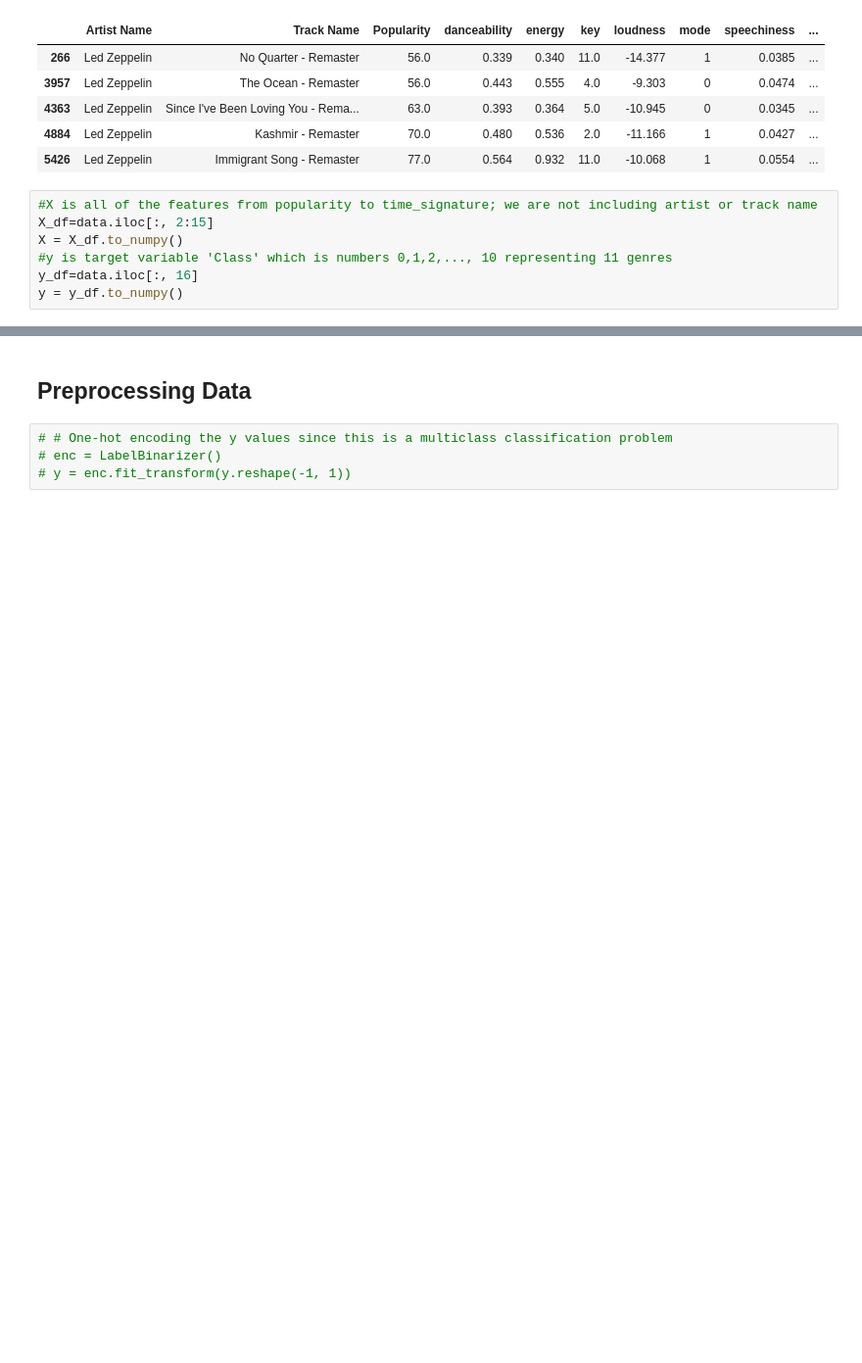
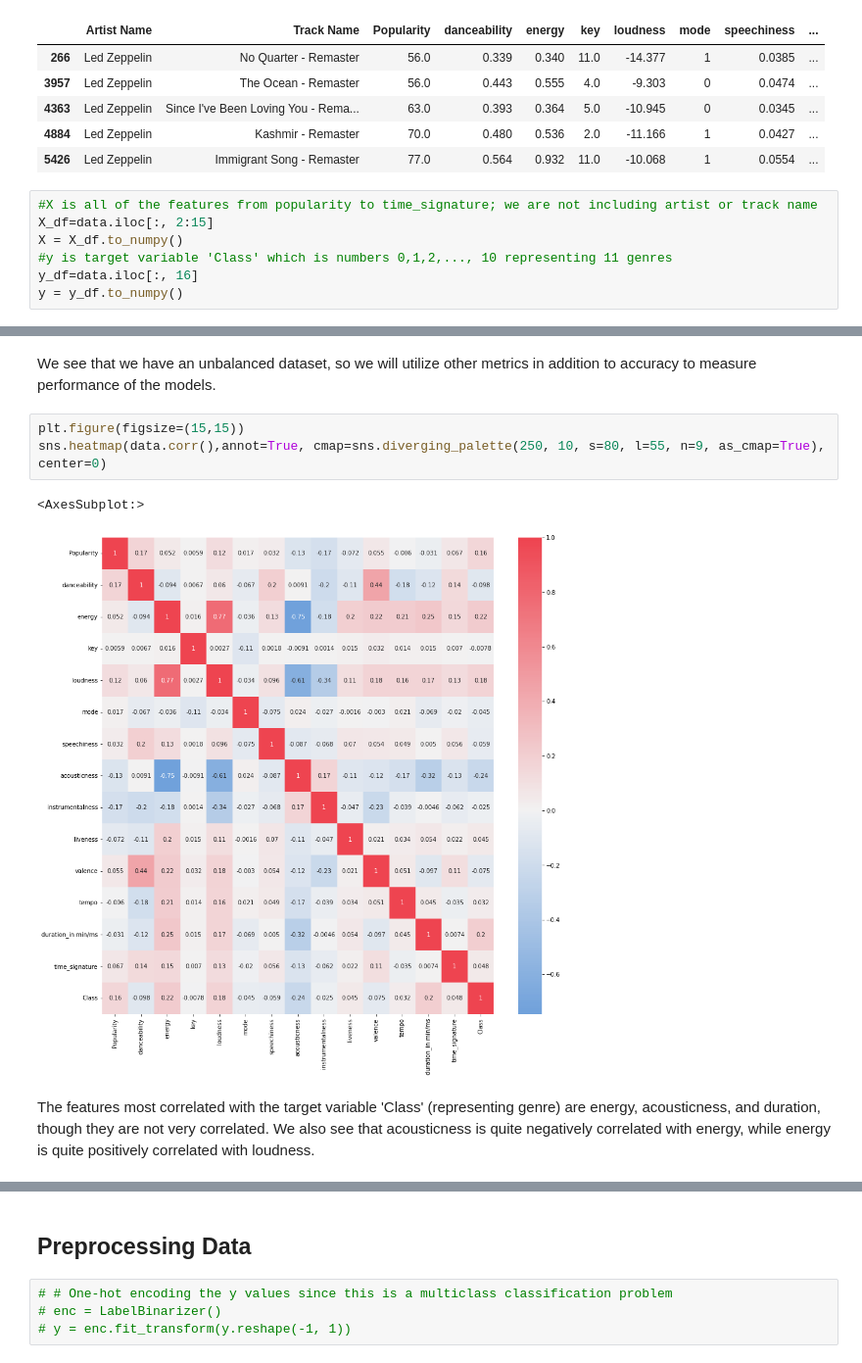
Before and after one commit to rohanthanki/music_genre_classification, a Jupyter notebook: main.ipynb, the cells around one changed output, grey strips where cells are left out. Shown at 98% size. Saved outputs shown, nothing was run; the diff lists cells and outputs as text; blank space fills up the shorter version.

```diff
--- a/main.ipynb
+++ b/main.ipynb
@@ -58,0 +105,10 @@ y = y_df.to_numpy()
+# %% [markdown]
+We see that we have an unbalanced dataset, so we will utilize other metrics in addition to accuracy to measure performance of the models.
+# %%
+plt.figure(figsize=(15,15))
+sns.heatmap(data.corr(),annot=True, cmap=sns.diverging_palette(250, 10, s=80, l=55, n=9, as_cmap=True), center=0)
+# %% [output]
+<AxesSubplot:>
+[figure, added]
+# %% [markdown]
+The features most correlated with the target variable 'Class' (representing genre) are energy, acousticness, and duration, though they are not very correlated. We also see that acousticness is quite negatively correlated with energy, while energy is quite positively correlated with loudness.
```
Also changed, not shown: parts of 13 cells of this notebook.
